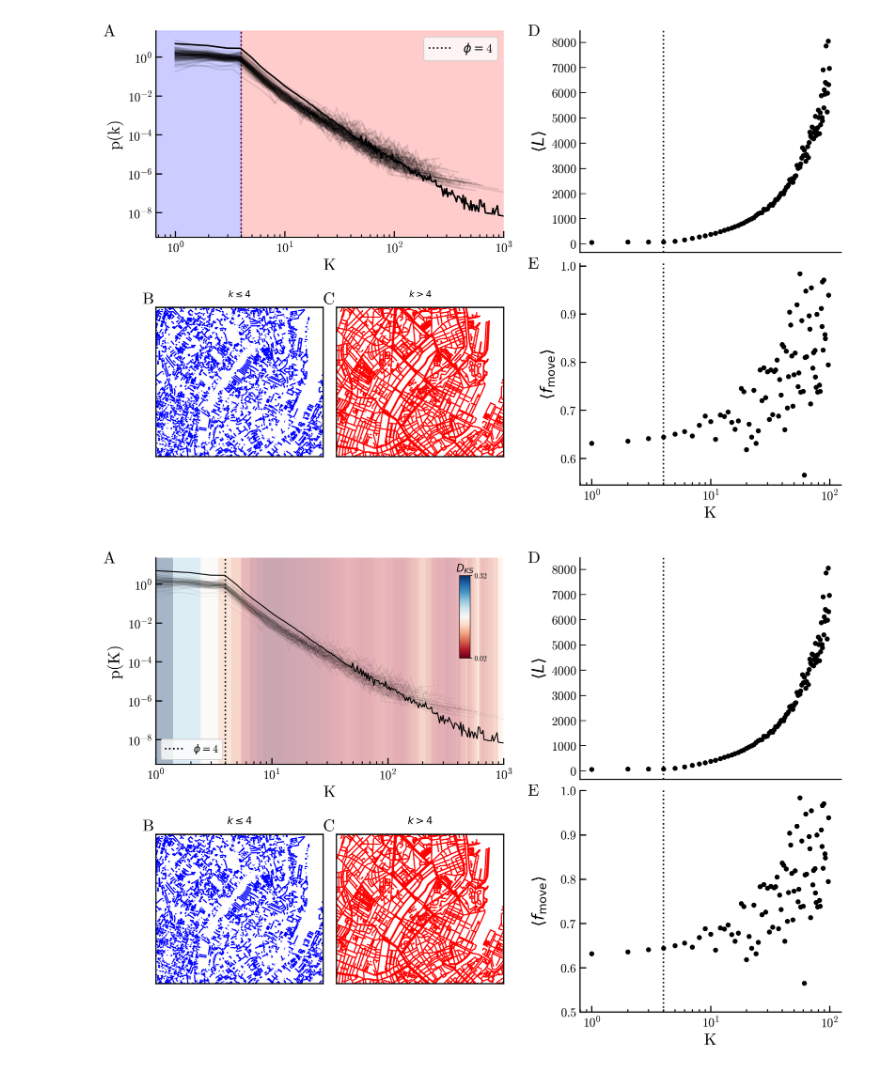
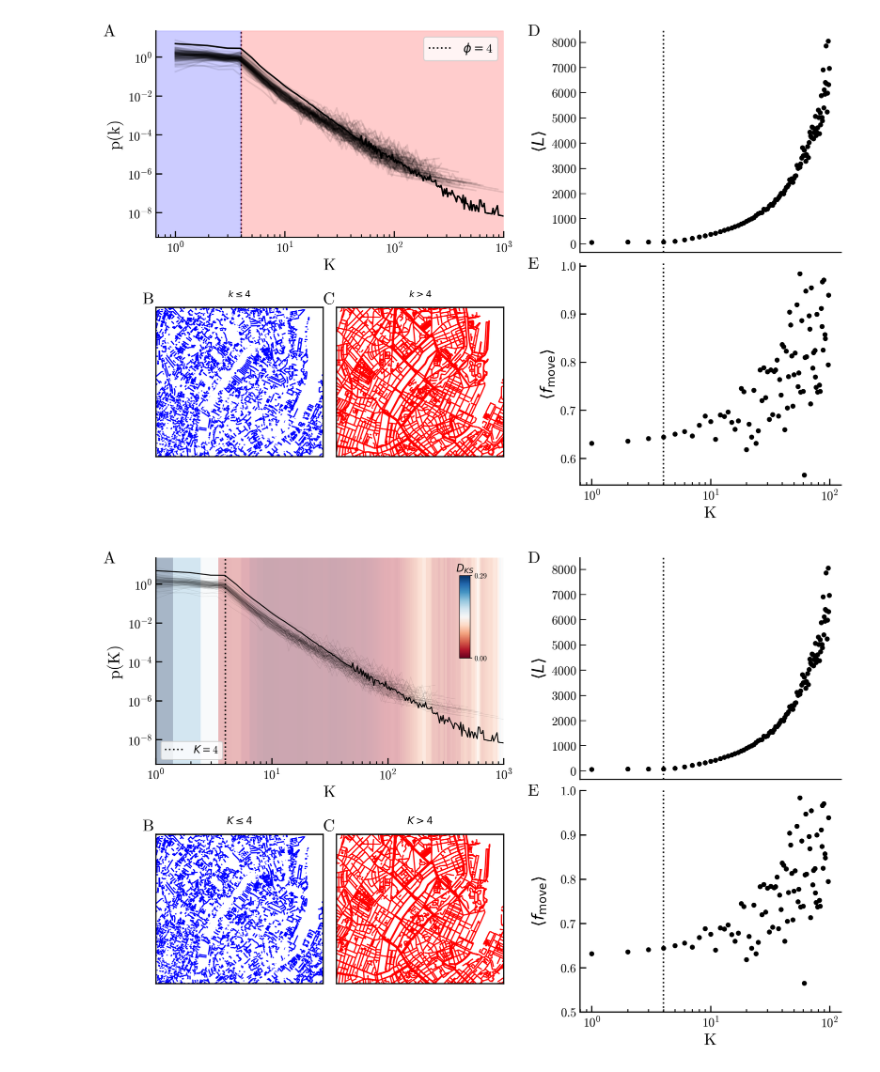
Before and after one commit to LassePSH/DualGraphDirCon, a Jupyter notebook: notebooks_lasse/figures.ipynb, the cells around one changed output. Drawn from its saved outputs; the diff is of its cells as text; code cells hidden in the pictures.

```diff
--- a/notebooks_lasse/figures.ipynb
+++ b/notebooks_lasse/figures.ipynb
@@ -306,13 +306,12 @@ for city in cities:
     ax_deg.plot(x_nn, y_nn, alpha=0.1, color='k', zorder=2, linewidth=0.4)
 
 # --- KS distance on log-spaced xmins covering full plot range ---
-
-# d_full = full[full != 0]
-# xmins = np.unique(np.round(np.logspace(0, np.log10(1000), 200)).astype(int))
-# xmins = xmins[xmins < d_full.max()]
-# ks_dist, xmins_used = compute_ks(d_full, xmins)
-# ks_dist = np.asarray(ks_dist)
-# xmins_used = np.asarray(xmins_used, dtype=float)
+d_full = full[full != 0]
+xmins = np.unique(np.round(np.logspace(0, np.log10(1000), 200)).astype(int))
+xmins = xmins[xmins < d_full.max()]
+ks_dist, xmins_used = compute_ks(d_full, xmins)
+ks_dist = np.asarray(ks_dist)
+xmins_used = np.asarray(xmins_used, dtype=float)
 
 # --- KS-colored background ---
 ks_norm = (ks_dist - ks_dist.min()) / (ks_dist.max() - ks_dist.min())
@@ -338,7 +337,7 @@ ax_deg.plot(x_nn, y_nn, color='k', zorder=2, linewidth=1.0)
 
 # --- phi line ---
 ax_deg.axvline(4, color='k', linestyle='dotted',
-               label=r'$\phi = $' + str(4), zorder=3) #, linewidth=0.8
+               label=r'$K = $' + str(4), zorder=3) #, linewidth=0.8
 
 # --- axes / styling ---
 ax_deg.set_xscale('log')
@@ -403,7 +402,7 @@ y2_map = y_center + y_range / 2
 gdf_merged[gdf_merged.degree <= ps].to_crs(3857).plot(color=colors[0], ax=ax_map1, linewidth=1.2)
 gdf_merged[gdf_merged.degree > ps].to_crs(3857).plot(color=colors[1], ax=ax_map2, linewidth=1.2)
 
-for ax_m, title, letter in zip([ax_map1, ax_map2], [r'$k \leq 4$', r'$k > 4$'], ['B', 'C']):
+for ax_m, title, letter in zip([ax_map1, ax_map2], [r'$K \leq 4$', r'$K > 4$'], ['B', 'C']):
     ax_m.set_xlim(x1_map, x2_map)
     ax_m.set_ylim(y1_map, y2_map)
     ax_m.set_xticks([])
@@ -430,32 +429,31 @@ ax1.tick_params(axis='x', which='both', bottom=False)
 # ── Frac move (E) ────────────────────────────────────────────────────────────
 n = 100
 frac_mean = []
 for d in range(1, n):
     frac_mean.append(segment_counts[segment_counts.degree == d].frac_move.mean())
 
 ax2.scatter(range(1, n), frac_mean, color='k', s=15)
 ax2.axvline(4, color='k', linestyle='dotted', zorder=2)
 ax2.set_xlabel('K')
 ax2.set_ylabel(r'$\langle f_{\mathrm{move}} \rangle$')
 ax2.spines['right'].set_visible(False)
 ax2.spines['top'].set_visible(False)
 ax2.yaxis.set_ticks_position('left')
 ax2.set_xscale('log')
 ax2.xaxis.set_major_locator(plt.LogLocator(base=10.0))
 ax2.xaxis.set_minor_locator(plt.LogLocator(base=10.0, subs=np.arange(1, 10)))
 ax2.tick_params(which='major', length=6, width=1.2)
 ax2.tick_params(which='minor', length=3, width=1.0)
 ax2.xaxis.set_ticks_position('bottom')
 ax2.text(-0.2, 1.03, 'E', transform=ax2.transAxes, fontsize=L_size, fontweight='bold', va='top')
 ax2.set_ylim([0.5,1])
 
 
 plt.savefig('/home/lpsha/s154446/fractality/figures/figure2.pdf',
             bbox_inches='tight', dpi=300,
             bbox_extra_artists=[cax])
 
 fig.align_ylabels([ax1, ax2])
-
 plt.show()
 # %% [output]
-[figure, old version]
+[figure, new version]
```
Also changed, not shown: parts of 1 cell of this notebook, 49 other files.
